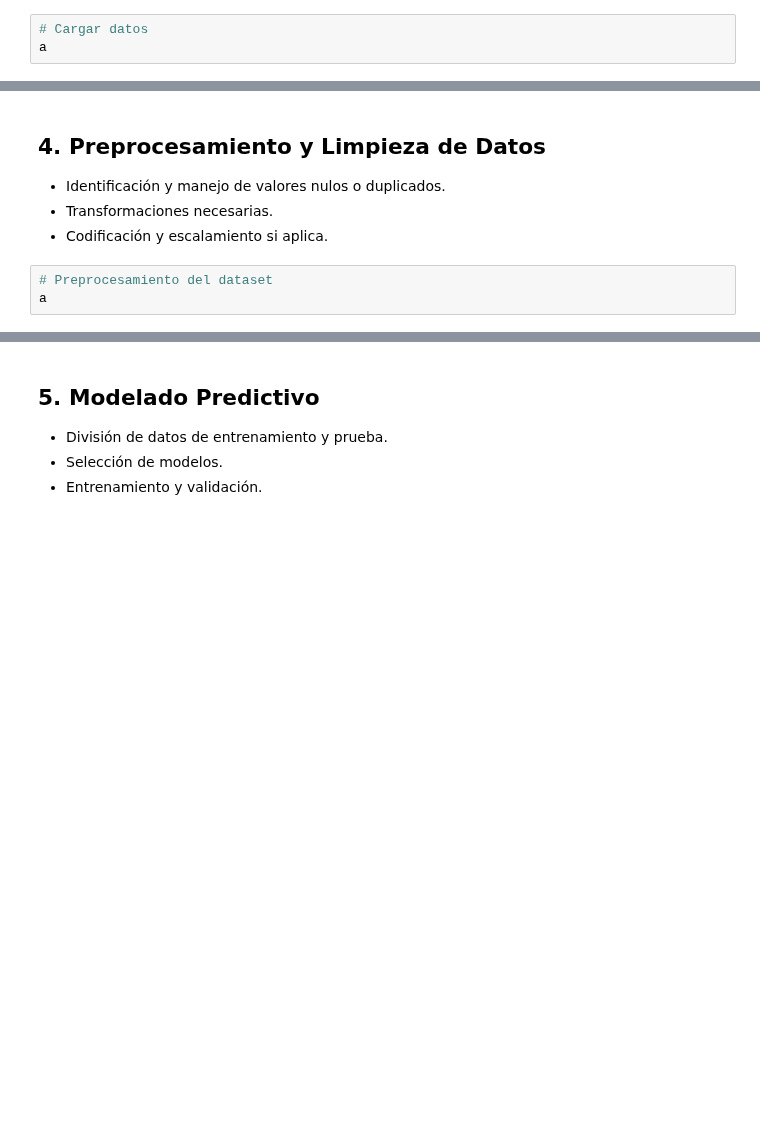
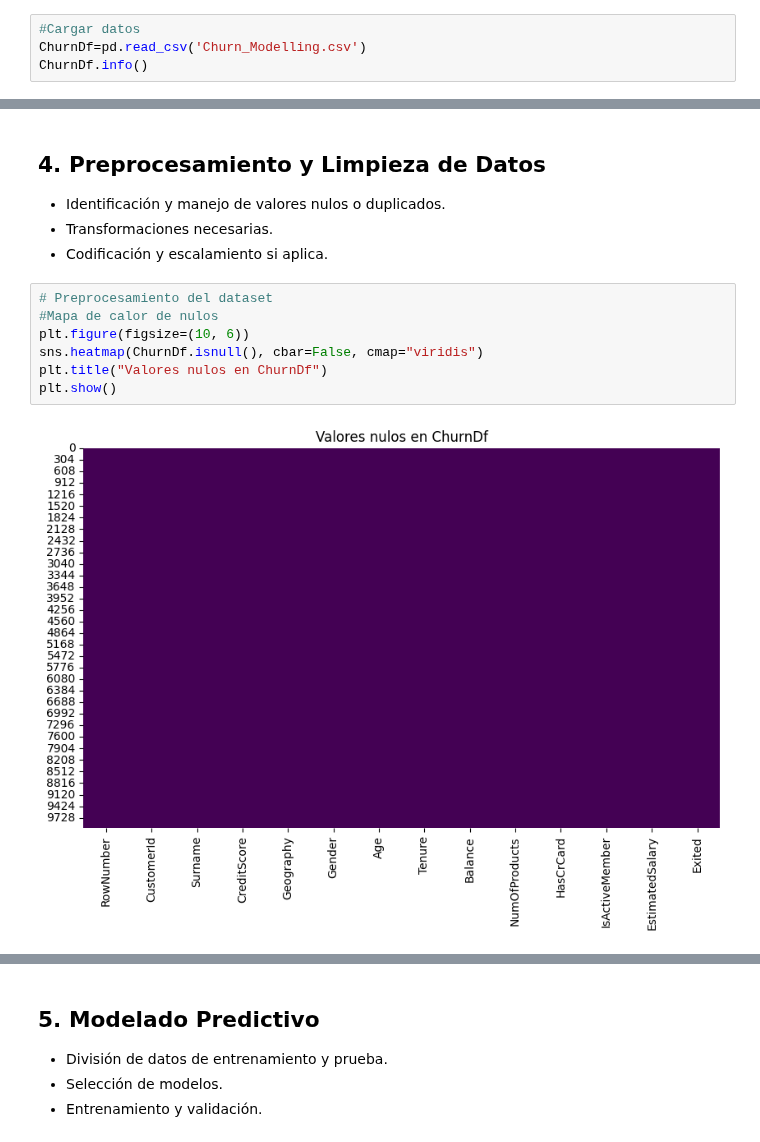
Before and after one commit to DarkinMC/CustomerChurn_Prediction_BankingSector_1AN-213_HAN_G4, a Jupyter notebook: Bank_customer_churn_pred.ipynb, the cells around one changed output, grey strips where cells are left out. Drawn from its saved outputs; the diff is of its cells as text; blank space fills up the shorter version.

Commit message:
EDA (#1)
* Cargar datos

* EDA  inicial

* GrafCorrVO

```diff
--- a/Bank_customer_churn_pred.ipynb
+++ b/Bank_customer_churn_pred.ipynb
@@ -54,5 +57,6 @@ import sklearn
 import scipy
 from sklearn.metrics import classification_report,accuracy_score
 # %%
-# Cargar datos
-a
+#Cargar datos
+ChurnDf=pd.read_csv('Churn_Modelling.csv')
+ChurnDf.info()
@@ -63,4 +85,10 @@ a
 - Codificación y escalamiento si aplica.
 # %%
 # Preprocesamiento del dataset
-a
+#Mapa de calor de nulos
+plt.figure(figsize=(10, 6))
+sns.heatmap(ChurnDf.isnull(), cbar=False, cmap="viridis")
+plt.title("Valores nulos en ChurnDf")
+plt.show()
+# %% [output]
+[figure, added]
```
Also changed, not shown: parts of 8 cells of this notebook.
